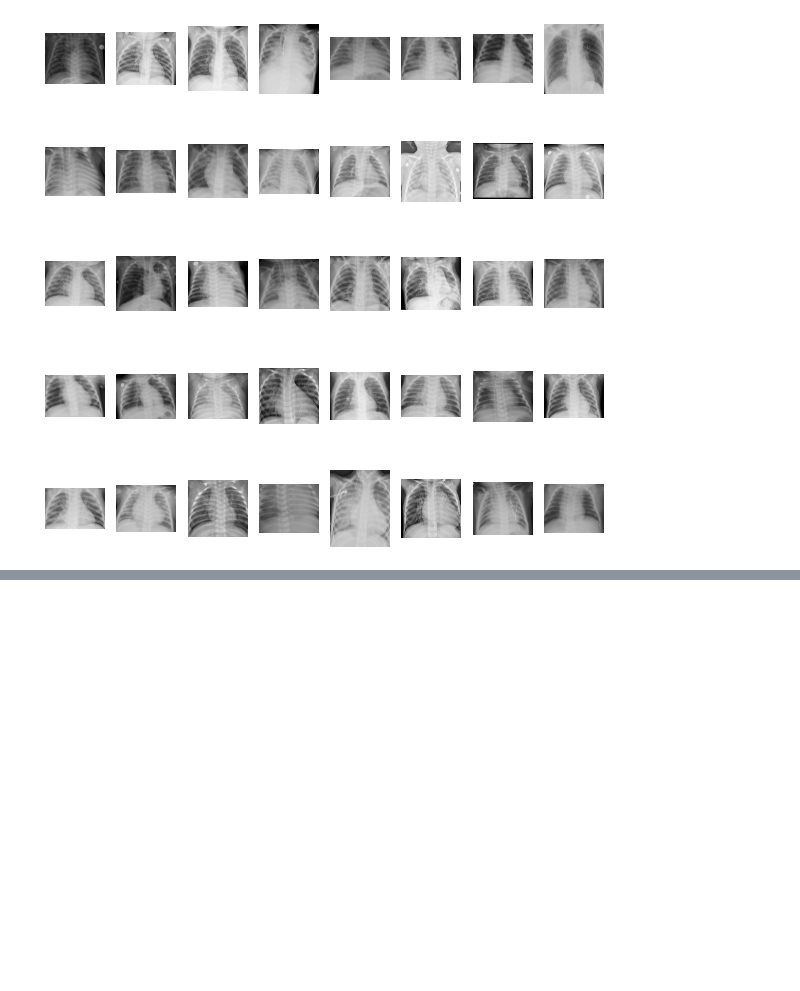
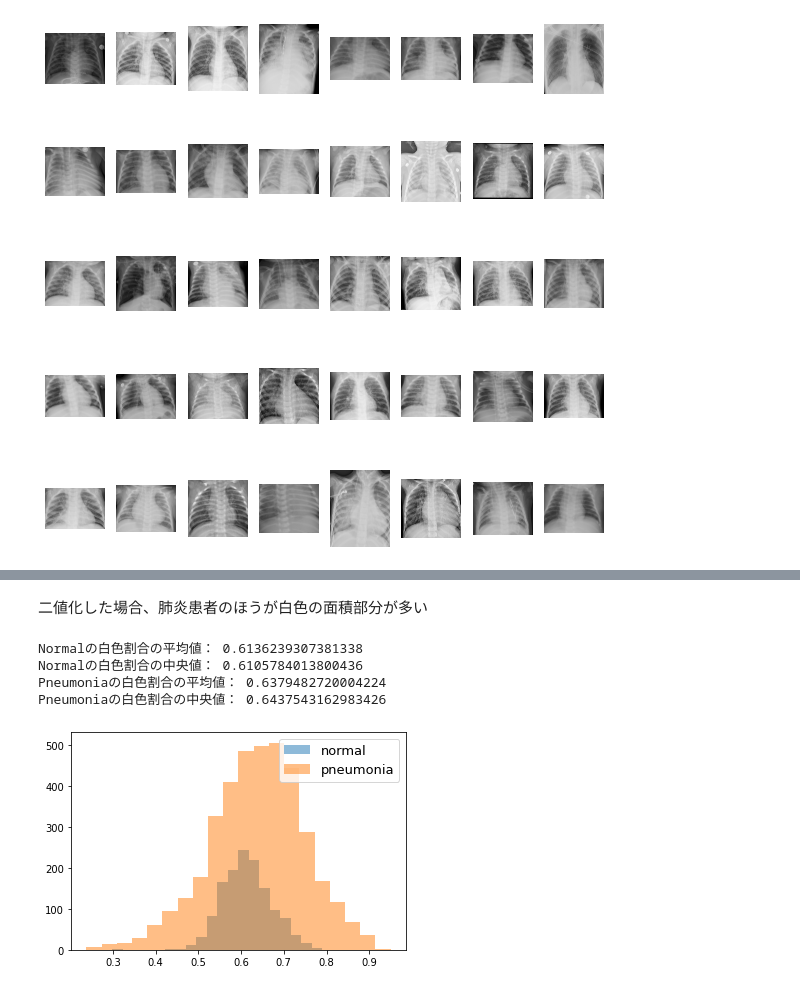
Before and after one commit to insilicomab/kaggle_chest-Xray, a Jupyter notebook: chest-xray-eda.ipynb, the cells around one changed output, grey strips where cells are left out. Saved outputs shown, nothing was run; the diff lists cells and outputs as text; code cells hidden in the pictures; blank space fills up the shorter version.

```diff
--- a/chest-xray-eda.ipynb
+++ b/chest-xray-eda.ipynb
@@ -115,0 +147,55 @@ for i in range(40):
+# %% [markdown]
+二値化した場合、肺炎患者のほうが白色の面積部分が多い
+# %%
+# Normalの白色部割合の算出
+normal_white_ratios = []
+for path in normal_list:
+    img = cv2.imread(path)
+    img_gray = cv2.cvtColor(img, cv2.COLOR_BGR2GRAY) # グレースケール化
+    ret,th = cv2.threshold(img_gray,0,255,cv2.THRESH_BINARY+cv2.THRESH_OTSU) # 大津の二値化
+    whole_area = th.size
+    white_area = cv2.countNonZero(th)
+    white_ratio = white_area / whole_area
+    normal_white_ratios.append(white_ratio)
+# %%
+# Pneumoniaの白色部割合の算出
+pneumonia_white_ratios = []
+for path in pneumonia_list:
+    img = cv2.imread(path)
+    img_gray = cv2.cvtColor(img, cv2.COLOR_BGR2GRAY) # グレースケール化
+    ret,th = cv2.threshold(img_gray,0,255,cv2.THRESH_BINARY+cv2.THRESH_OTSU) # 大津の二値化
+    whole_area = th.size
+    white_area = cv2.countNonZero(th)
+    white_ratio = white_area / whole_area
+    pneumonia_white_ratios.append(white_ratio)
+# %%
+print('Normalの白色割合の平均値：', np.mean(normal_white_ratios))
+print('Normalの白色割合の中央値：', np.median(normal_white_ratios))
+
+print('Pneumoniaの白色割合の平均値：', np.mean(pneumonia_white_ratios))
+print('Pneumoniaの白色割合の中央値：', np.median(pneumonia_white_ratios))
+# %% [output]
+Normalの白色割合の平均値： 0.6136239307381338
+Normalの白色割合の中央値： 0.6105784013800436
+Pneumoniaの白色割合の平均値： 0.6379482720004224
+Pneumoniaの白色割合の中央値： 0.6437543162983426
+# %%
+# データフレーム化
+normal_white_df = pd.DataFrame({'white_ratio': normal_white_ratios})
+normal_white_df['label'] = 'Normal'
+
+pneumonia_white_df = pd.DataFrame({'white_ratio': pneumonia_white_ratios})
+pneumonia_white_df['label'] = 'Pneumonia'
+
+white_df = pd.concat([normal_white_df, pneumonia_white_df])
+
+#print(normal_white_df)
+#print(pneumonia_white_df)
+# %%
+# 白色面積割合の可視化
+plt.hist(normal_white_df['white_ratio'], alpha=0.5, bins=20, label='normal')
+plt.hist(pneumonia_white_df['white_ratio'], alpha=0.5, bins=20, label='pneumonia')
+plt.legend(loc="upper right", fontsize=13)
+plt.show()
+# %% [output]
+[figure, added]
```
Also changed, not shown: parts of 5 cells of this notebook.
